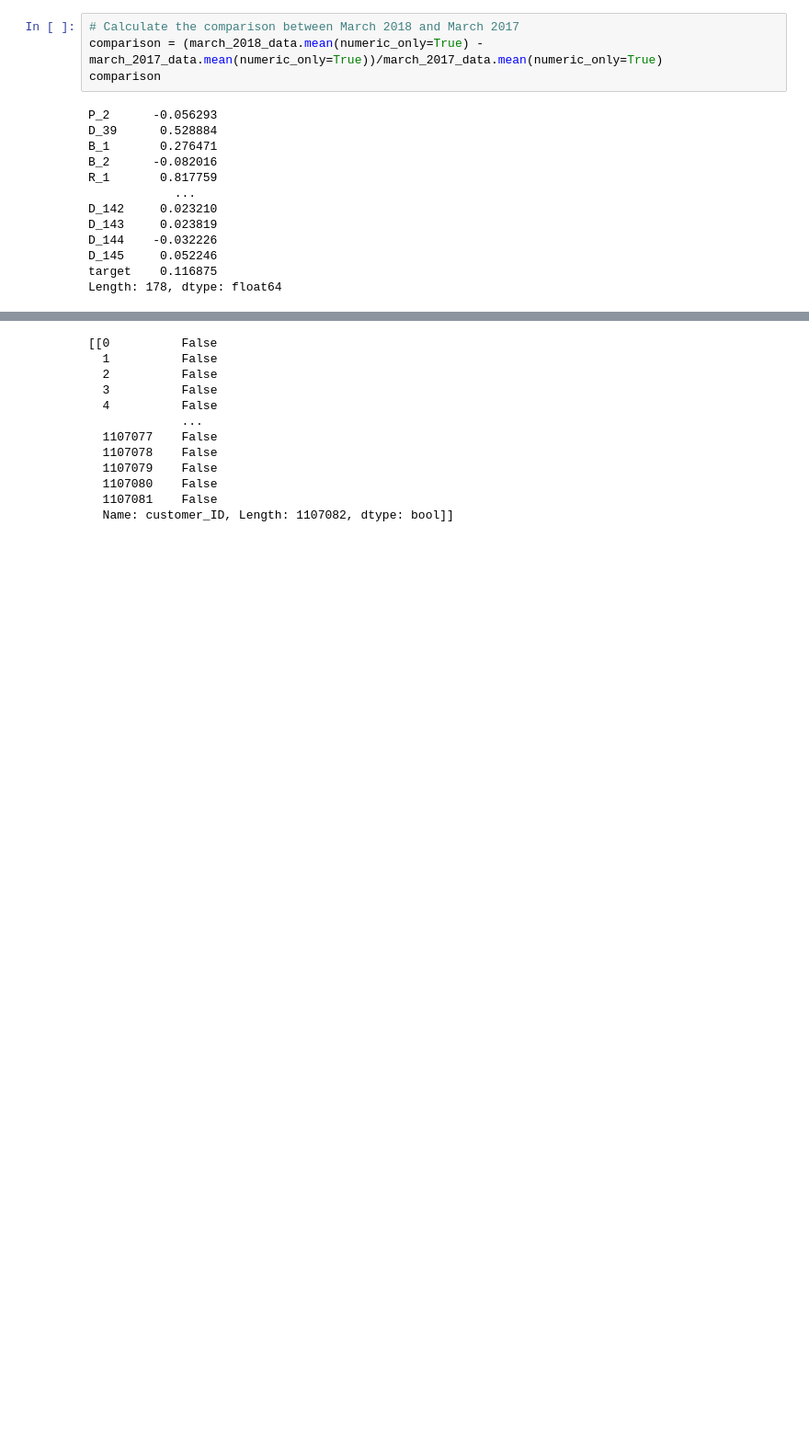
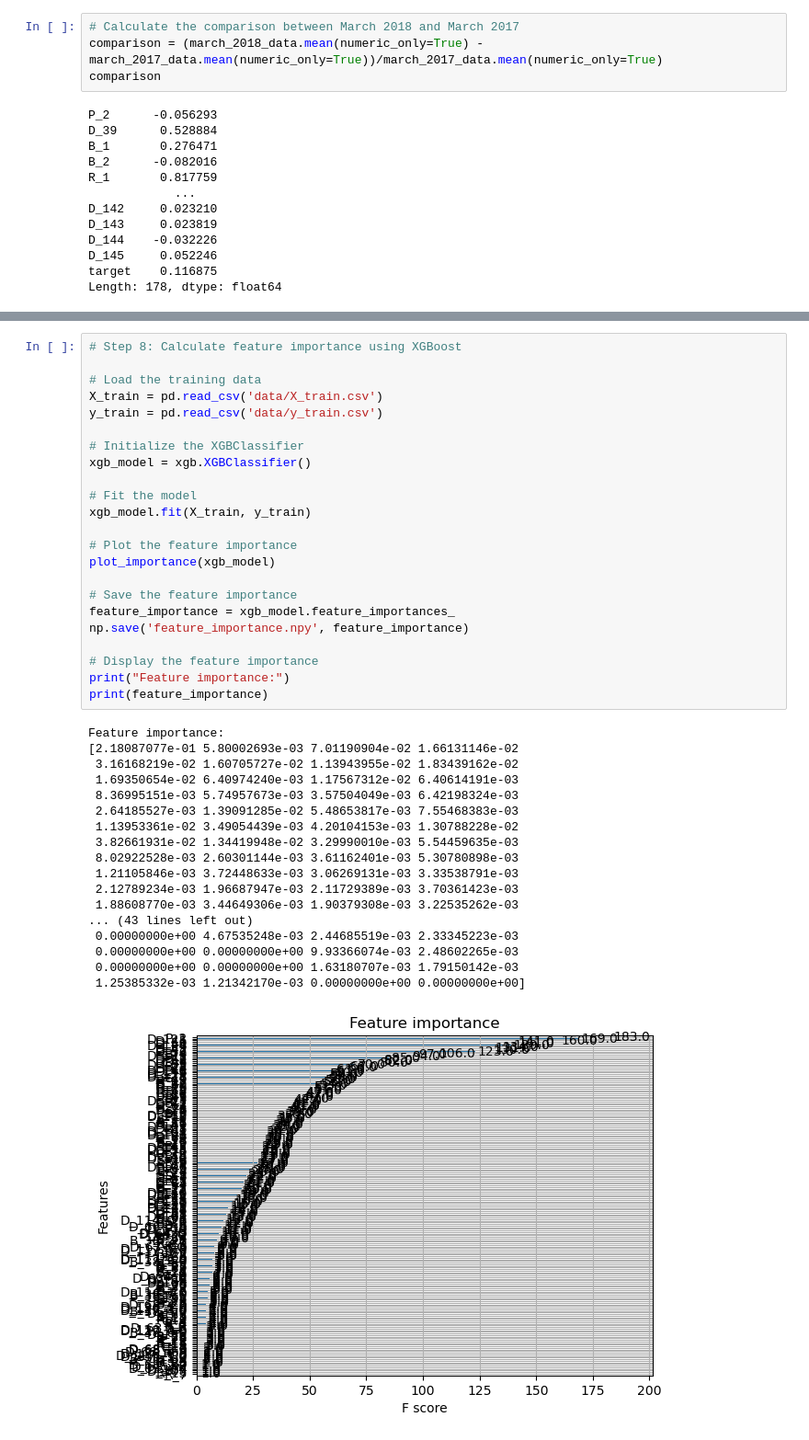
Before and after one commit to itoshiyanazawa/fall2024_ml_credit_risk, a Jupyter notebook: analysis_itoshi.ipynb, the cells around one changed output, grey strips where cells are left out. Shown: that part at 92% size. Saved outputs shown, nothing was run; the diff lists cells and outputs as text; blank space fills up the shorter version.

Commit message:
finished step 8

```diff
--- a/analysis_itoshi.ipynb
+++ b/analysis_itoshi.ipynb
@@ -340,14 +332,42 @@ Length: 233, dtype: float64
 # %%
+# Step 8: Calculate feature importance using XGBoost
+
+# Load the training data
+X_train = pd.read_csv('data/X_train.csv')
+y_train = pd.read_csv('data/y_train.csv')
+
+# Initialize the XGBClassifier
+xgb_model = xgb.XGBClassifier()
+
+# Fit the model
+xgb_model.fit(X_train, y_train)
+
+# Plot the feature importance
+plot_importance(xgb_model)
+
+# Save the feature importance
+feature_importance = xgb_model.feature_importances_
+np.save('feature_importance.npy', feature_importance)
+
+# Display the feature importance
+print("Feature importance:")
+print(feature_importance)
 # %% [output]
-[[0          False
-  1          False
-  2          False
-  3          False
-  4          False
-             ...
-  1107077    False
-  1107078    False
-  1107079    False
-  1107080    False
-  1107081    False
-  Name: customer_ID, Length: 1107082, dtype: bool]]
+Feature importance:
+[2.18087077e-01 5.80002693e-03 7.01190904e-02 1.66131146e-02
+ 3.16168219e-02 1.60705727e-02 1.13943955e-02 1.83439162e-02
+ 1.69350654e-02 6.40974240e-03 1.17567312e-02 6.40614191e-03
+ 8.36995151e-03 5.74957673e-03 3.57504049e-03 6.42198324e-03
+ 2.64185527e-03 1.39091285e-02 5.48653817e-03 7.55468383e-03
+ 1.13953361e-02 3.49054439e-03 4.20104153e-03 1.30788228e-02
+ 3.82661931e-02 1.34419948e-02 3.29990010e-03 5.54459635e-03
+ 8.02922528e-03 2.60301144e-03 3.61162401e-03 5.30780898e-03
+ 1.21105846e-03 3.72448633e-03 3.06269131e-03 3.33538791e-03
+ 2.12789234e-03 1.96687947e-03 2.11729389e-03 3.70361423e-03
+ 1.88608770e-03 3.44649306e-03 1.90379308e-03 3.22535262e-03
+... (43 lines left out)
+ 0.00000000e+00 4.67535248e-03 2.44685519e-03 2.33345223e-03
+ 0.00000000e+00 0.00000000e+00 9.93366074e-03 2.48602265e-03
+ 0.00000000e+00 0.00000000e+00 1.63180707e-03 1.79150142e-03
+ 1.25385332e-03 1.21342170e-03 0.00000000e+00 0.00000000e+00]
+[figure, added]
```
Also changed, not shown: parts of 11 cells of this notebook.
